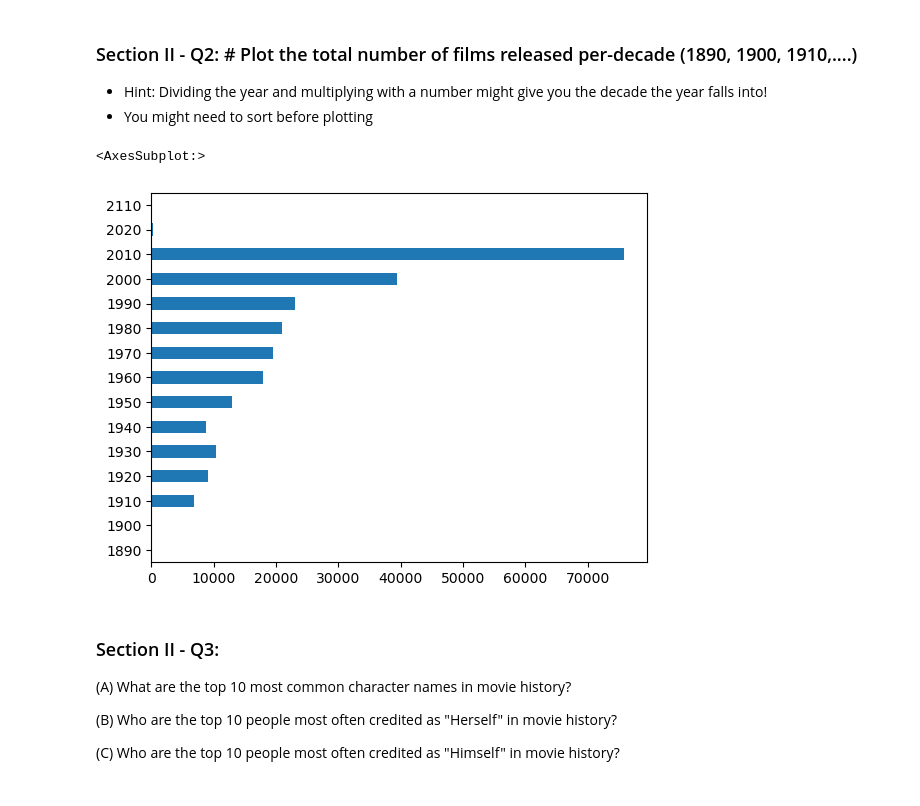
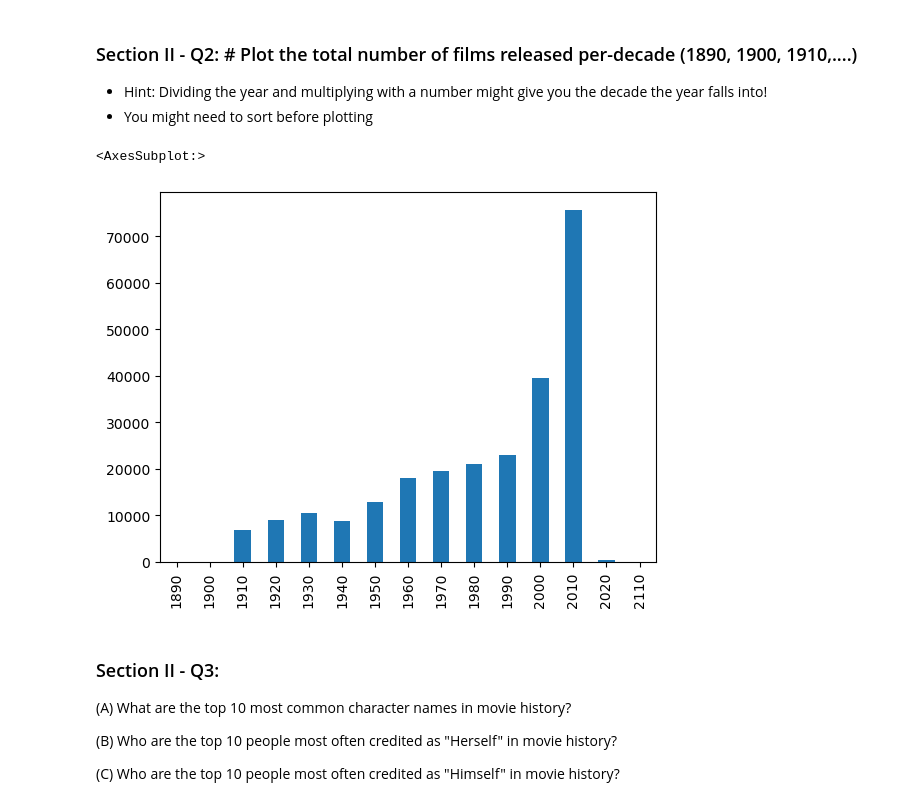
Before and after one commit to sardarchitect/ucsd-mini-projects, a Jupyter notebook: mec-5.3.10-data-wranging-with-pandas-mini-project/Mini_Project_Data_Wrangling_Pandas.ipynb, the cells around one changed output. Cells and saved outputs as stored; diff of their text form; code cells hidden in the pictures.

```diff
--- a/mec-5.3.10-data-wranging-with-pandas-mini-project/Mini_Project_Data_Wrangling_Pandas.ipynb
+++ b/mec-5.3.10-data-wranging-with-pandas-mini-project/Mini_Project_Data_Wrangling_Pandas.ipynb
@@ -407,11 +404,11 @@ Name: year, dtype: int64
 # %%
 movies['decade'] = (movies['year']//10*10)
 movie_count_by_decade = movies.sort_values('decade')
 movie_count_by_decade= movie_count_by_decade['decade'].value_counts(sort=False)
-movie_count_by_decade.plot(kind='barh')
+movie_count_by_decade.plot(kind='bar')
 # %% [output]
 <AxesSubplot:>
-[figure, old version]
+[figure, new version]
 # %% [markdown]
 ### Section II - Q3:
 
```
Also changed, not shown: parts of 23 cells of this notebook.
